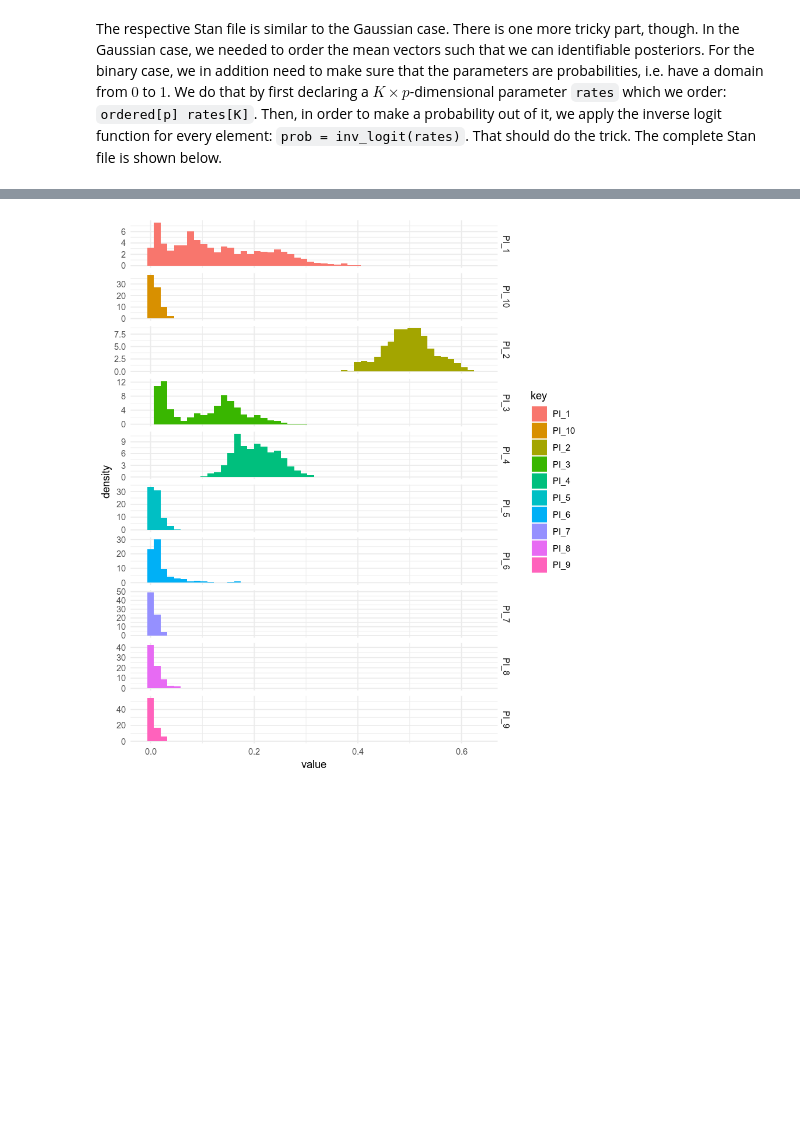
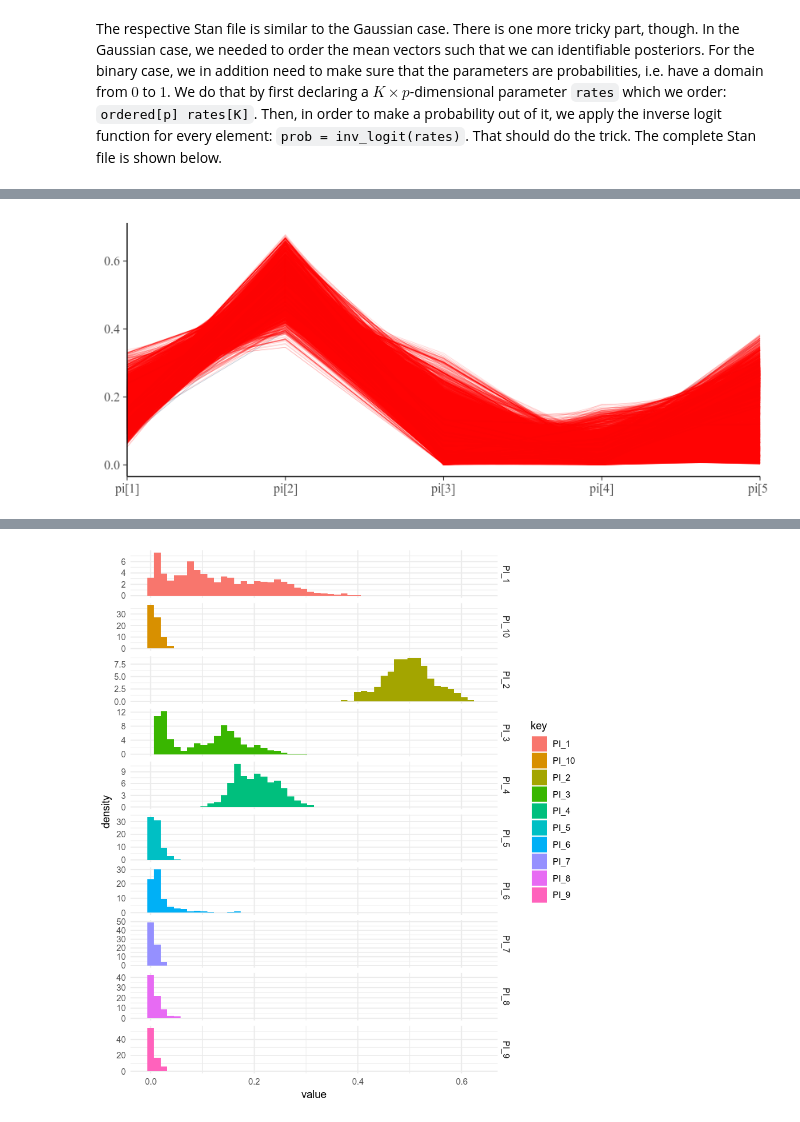
Before and after one commit to dirmeier/etudes, a Jupyter notebook: dirichlet_process_mixture_models.ipynb, the cells around one changed output, grey strips where cells are left out. Drawn from its saved outputs; the diff is of its cells as text; code cells hidden in the pictures; blank space fills up the shorter version.

```diff
--- a/dirichlet_process_mixture_models.ipynb
+++ b/dirichlet_process_mixture_models.ipynb
@@ -603,0 +575,4 @@ That is unpleasant! A lot of divergent transitions.
+# %%
+mcmc_parcoord(posterior_cp_pi, np=np_cp)
+# %% [output]
+[figure, added]
```
Also changed, not shown: parts of 16 cells of this notebook, 10 other files.
